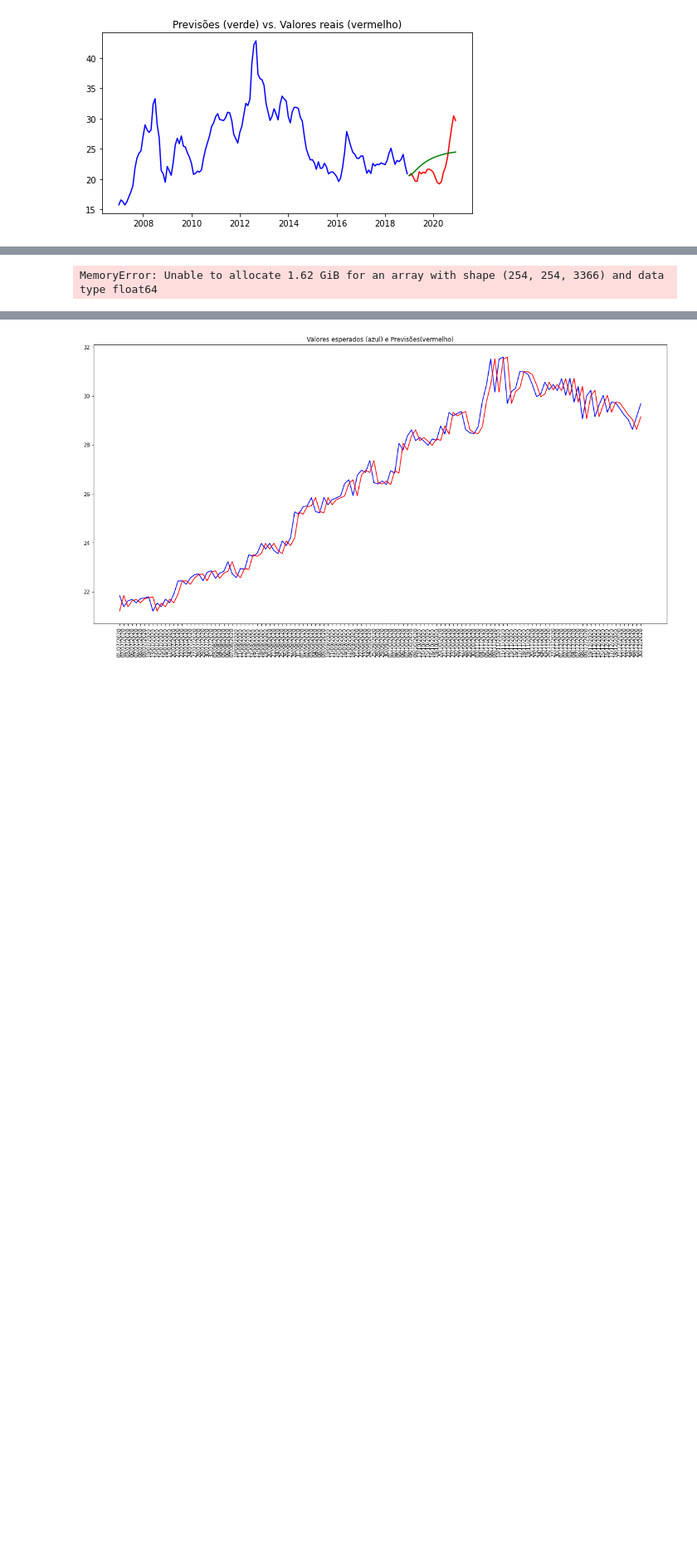
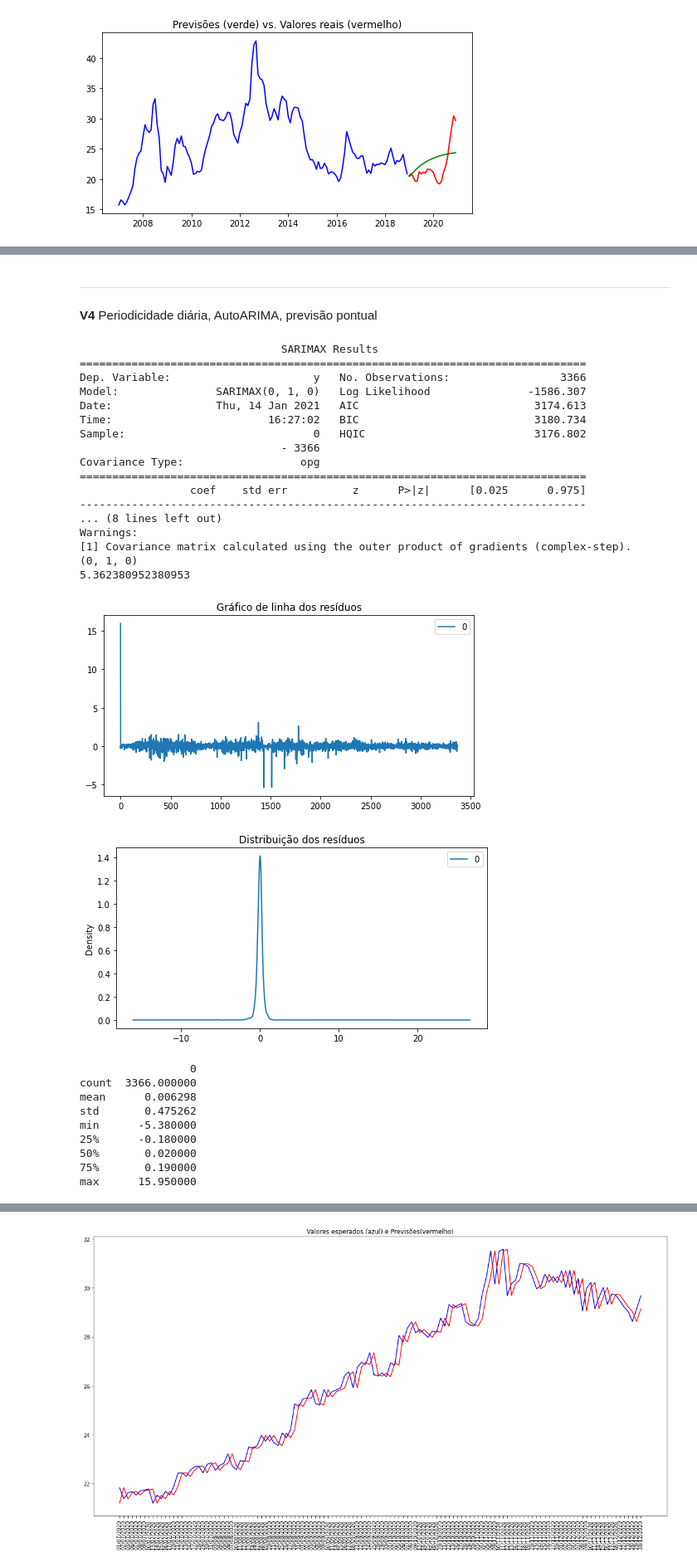
Before and after one commit to ronanft/tcc_pucminas, a Jupyter notebook: notebooks/3 - ARIMA - Soja.ipynb, the cells around one changed output, grey strips where cells are left out. Shown: that part at 83% size. Cells and saved outputs as stored; diff of their text form; code cells hidden in the pictures; blank space fills up the shorter version.

```diff
--- a/notebooks/3 - ARIMA - Soja.ipynb
+++ b/notebooks/3 - ARIMA - Soja.ipynb
@@ -284,17 +306,54 @@ Lista de erros:
+# %% [markdown]
+---
+# %% [markdown]
+**V4** Periodicidade diária, AutoARIMA, previsão pontual
 # %%
 # Modelo AutoARIMA, com previsão pontual para todo set de validação, na periodicidade diária
 # Para fins de comparação com o modelo Facebook Prophet (previsão pontual, periodicidade diária)
+history = [x for x in train_o]
+model = pm.auto_arima(history)
 
-model = pm.auto_arima(train_o, seasonal=True, m=250) # Adicionamos sazonalidade
+# Sumário
 print(model.summary())
 
 # Gera Previsões
 auto_forecasts = model.predict(test_o.shape[0])
 
+# Print estatística de erro
+print(model.order)
+print(mean_absolute_error(test_o, auto_forecasts))
+
+# Plota resíduos
 show_resid(model.resid())
 
 # Salva estatística de erro
-print(model.order)
-print(mean_absolute_error(test_o, auto_forecasts))
+add_mae('v4_diario_pontual', model.order, test_o, auto_forecasts)
 # %% [output]
-MemoryError: Unable to allocate 1.62 GiB for an array with shape (254, 254, 3366) and data type float64
+                               SARIMAX Results
+==============================================================================
+Dep. Variable:                      y   No. Observations:                 3366
+Model:               SARIMAX(0, 1, 0)   Log Likelihood               -1586.307
+Date:                Thu, 14 Jan 2021   AIC                           3174.613
+Time:                        16:27:02   BIC                           3180.734
+Sample:                             0   HQIC                          3176.802
+                               - 3366
+Covariance Type:                  opg
+==============================================================================
+                 coef    std err          z      P>|z|      [0.025      0.975]
+------------------------------------------------------------------------------
+... (8 lines left out)
+Warnings:
+[1] Covariance matrix calculated using the outer product of gradients (complex-step).
+(0, 1, 0)
+5.362380952380953
+[figure, added]
+[figure, added]
+                 0
+count  3366.000000
+mean      0.006298
+std       0.475262
+min      -5.380000
+25%      -0.180000
+50%       0.020000
+75%       0.190000
+max      15.950000
```
Also changed, not shown: parts of 32 cells of this notebook, 12 other files.
